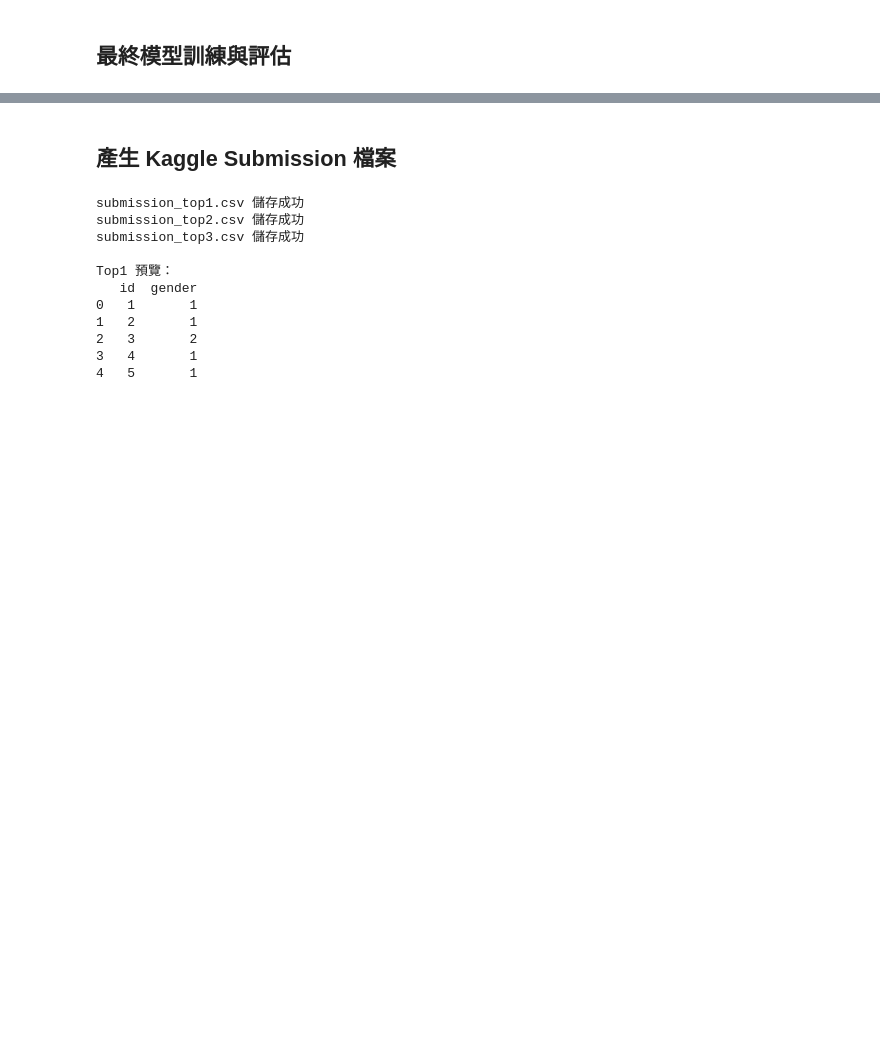
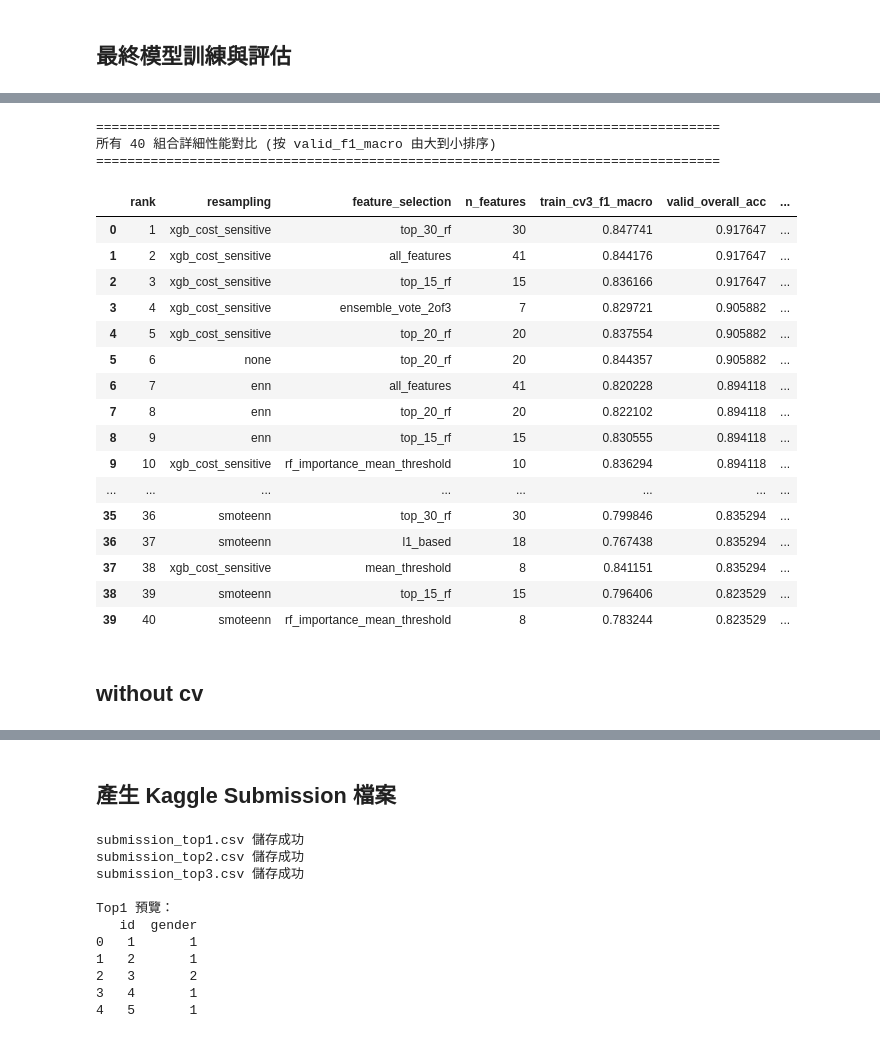
Before and after one commit to wayne935/Boy-or-Girl, a Jupyter notebook: modelBertRf20.ipynb, the cells around one changed output, grey strips where cells are left out. Saved outputs shown, nothing was run; the diff lists cells and outputs as text; code cells hidden in the pictures; blank space fills up the shorter version.

Commit message:
update add new resampling and feature selection method

```diff
--- a/modelBertRf20.ipynb
+++ b/modelBertRf20.ipynb
@@ -192,7 +193,7 @@ def _has_intro_mask(df):
 def extract_gender_prototype_features(train_df, train_labels, valid_df, test_df, model):
     """
     只在 train 上計算 male/female centroid，並計算各集合到 centroid 的相似度。
-    假設 labels 已經是數值：1=boy, 2=girl
+    假設 labels 已經是數值：v
     重要：centroid 只使用 has_intro=True 的樣本。
     """
     train_text = train_df['self_intro'].fillna('').astype(str).tolist()
@@ -510,17 +471,18 @@ Series([], dtype: int64)
 from sklearn.feature_selection import mutual_info_classif
 from sklearn.linear_model import LogisticRegression
 from sklearn.model_selection import StratifiedKFold, cross_val_score
-# 設定實驗策略 (
-resampling_strategies = ['none', 'enn', 'smoteenn']
+# 設定實驗策略
+resampling_strategies = ['none', 'enn', 'smote', 'smoteenn', 'xgb_cost_sensitive']
 feature_selection_strategies = [
     'all_features',
     'rf_importance_mean_threshold',
     'l1_based',
     'mean_threshold',
+    'ensemble_vote_2of3',
     'top_15_rf',
     'top_20_rf',
     'top_30_rf'
-]
+ ]
 base_model_name = 'xgboost'
 # %%
 print(f'實驗預計執行 {len(resampling_strategies) * len(feature_selection_strategies)} 組組合...')
@@ -750,0 +867,67 @@ best_selected_features = top3_artifacts[0]['selected_cols']
+# %%
+# 所有 40 組合詳細性能對比
+def class_accuracy(y_true, y_pred, cls):
+    mask = (y_true == cls)
+    if mask.sum() == 0:
+        return np.nan
+    return (y_pred[mask] == cls).mean()
+
+required_vars = ['all_artifacts', 'X_valid_base', 'label_offset', 'y_valid']
+missing_vars = [v for v in required_vars if v not in globals()]
+
+if len(missing_vars) > 0:
+    print('請先執行前一個「Leakage-free CV」cell，缺少變數：', missing_vars)
+else:
+    all_artifacts_rows = []
+    for rank, art in enumerate(all_artifacts, start=1):
+        X_valid_sel = X_valid_base[art['selected_cols']]
+        pred_valid_cv = art['model'].predict(X_valid_sel)
+        pred_valid = pred_valid_cv + label_offset
+
+        boy_acc = class_accuracy(y_valid.values, pred_valid, 1)
+        girl_acc = class_accuracy(y_valid.values, pred_valid, 2)
+        overall_acc = (pred_valid == y_valid.values).mean()
+
+        all_artifacts_rows.append({
+            'rank': rank,
+            'resampling': art['resampling'],
+            'feature_selection': art['feature_selection'],
+            'n_features': art['n_features'],
+            'train_cv3_f1_macro': art['train_cv3_f1_macro'],
+            'valid_overall_acc': overall_acc,
+            'valid_boy_acc': boy_acc,
+            'valid_girl_acc': girl_acc,
+            'valid_f1_macro': art['valid_f1_macro']
+        })
+
+    all_artifacts_df = pd.DataFrame(all_artifacts_rows)
+    all_artifacts_df = all_artifacts_df.sort_values('valid_f1_macro', ascending=False).reset_index(drop=True)
+    all_artifacts_df['rank'] = range(1, len(all_artifacts_df) + 1)
+
+    print('\n' + '=' * 80)
+    print('所有 40 組合詳細性能對比 (按 valid_f1_macro 由大到小排序)')
+    print('=' * 80)
+    display(all_artifacts_df)
+# %% [output]
+================================================================================
+所有 40 組合詳細性能對比 (按 valid_f1_macro 由大到小排序)
+================================================================================
+|  | rank | resampling | feature_selection | n_features | train_cv3_f1_macro | valid_overall_acc | ... |
+| 0 | 1 | xgb_cost_sensitive | top_30_rf | 30 | 0.847741 | 0.917647 | ... |
+| 1 | 2 | xgb_cost_sensitive | all_features | 41 | 0.844176 | 0.917647 | ... |
+| 2 | 3 | xgb_cost_sensitive | top_15_rf | 15 | 0.836166 | 0.917647 | ... |
+| 3 | 4 | xgb_cost_sensitive | ensemble_vote_2of3 | 7 | 0.829721 | 0.905882 | ... |
+| 4 | 5 | xgb_cost_sensitive | top_20_rf | 20 | 0.837554 | 0.905882 | ... |
+| 5 | 6 | none | top_20_rf | 20 | 0.844357 | 0.905882 | ... |
+| 6 | 7 | enn | all_features | 41 | 0.820228 | 0.894118 | ... |
+| 7 | 8 | enn | top_20_rf | 20 | 0.822102 | 0.894118 | ... |
+| 8 | 9 | enn | top_15_rf | 15 | 0.830555 | 0.894118 | ... |
+| 9 | 10 | xgb_cost_sensitive | rf_importance_mean_threshold | 10 | 0.836294 | 0.894118 | ... |
+| ... | ... | ... | ... | ... | ... | ... | ... |
+| 35 | 36 | smoteenn | top_30_rf | 30 | 0.799846 | 0.835294 | ... |
+| 36 | 37 | smoteenn | l1_based | 18 | 0.767438 | 0.835294 | ... |
+| 37 | 38 | xgb_cost_sensitive | mean_threshold | 8 | 0.841151 | 0.835294 | ... |
+| 38 | 39 | smoteenn | top_15_rf | 15 | 0.796406 | 0.823529 | ... |
+| 39 | 40 | smoteenn | rf_importance_mean_threshold | 8 | 0.783244 | 0.823529 | ... |
+# %% [markdown]
+## without cv
```
Also changed, not shown: parts of 9 cells of this notebook.
